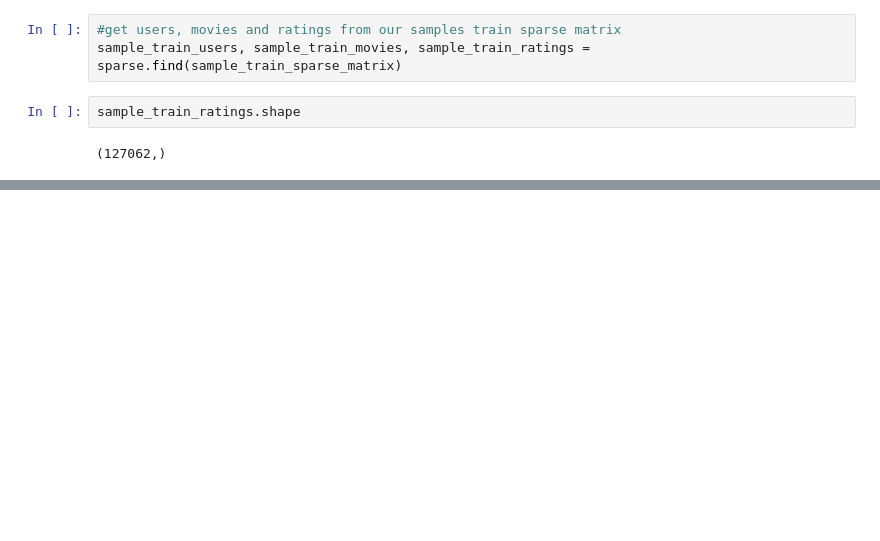
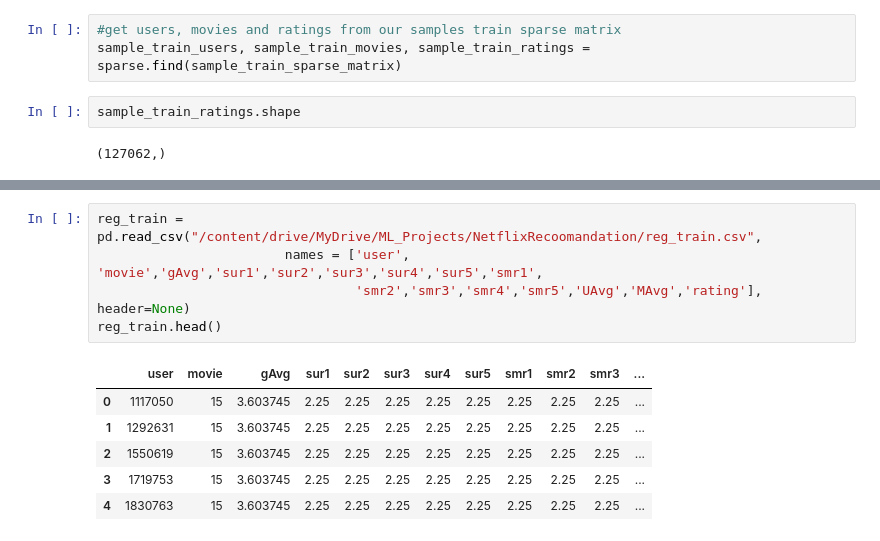
Before and after one commit to AnilKumar-06/Movie-Recommandation, a Jupyter notebook: NetflixRecommandationSystem.ipynb, the cells around one changed output, grey strips where cells are left out. Drawn from its saved outputs; the diff is of its cells as text; blank space fills up the shorter version.

```diff
--- a/NetflixRecommandationSystem.ipynb
+++ b/NetflixRecommandationSystem.ipynb
@@ -958,0 +1033,12 @@ sample_train_ratings.shape
+# %%
+reg_train = pd.read_csv("/content/drive/MyDrive/ML_Projects/NetflixRecoomandation/reg_train.csv",
+                        names = ['user', 'movie','gAvg','sur1','sur2','sur3','sur4','sur5','smr1',
+                                 'smr2','smr3','smr4','smr5','UAvg','MAvg','rating'], header=None)
+reg_train.head()
+# %% [output]
+|  | user | movie | gAvg | sur1 | sur2 | sur3 | sur4 | sur5 | smr1 | smr2 | smr3 | ... |
+| 0 | 1117050 | 15 | 3.603745 | 2.25 | 2.25 | 2.25 | 2.25 | 2.25 | 2.25 | 2.25 | 2.25 | ... |
+| 1 | 1292631 | 15 | 3.603745 | 2.25 | 2.25 | 2.25 | 2.25 | 2.25 | 2.25 | 2.25 | 2.25 | ... |
+| 2 | 1550619 | 15 | 3.603745 | 2.25 | 2.25 | 2.25 | 2.25 | 2.25 | 2.25 | 2.25 | 2.25 | ... |
+| 3 | 1719753 | 15 | 3.603745 | 2.25 | 2.25 | 2.25 | 2.25 | 2.25 | 2.25 | 2.25 | 2.25 | ... |
+| 4 | 1830763 | 15 | 3.603745 | 2.25 | 2.25 | 2.25 | 2.25 | 2.25 | 2.25 | 2.25 | 2.25 | ... |
```
Also changed, not shown: parts of 17 cells of this notebook.
